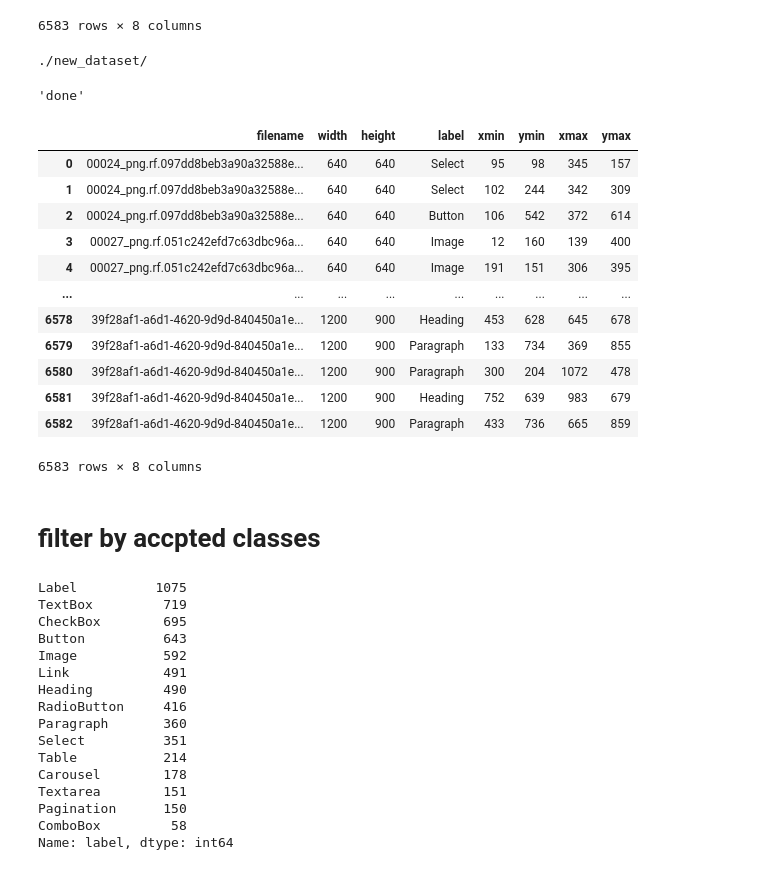
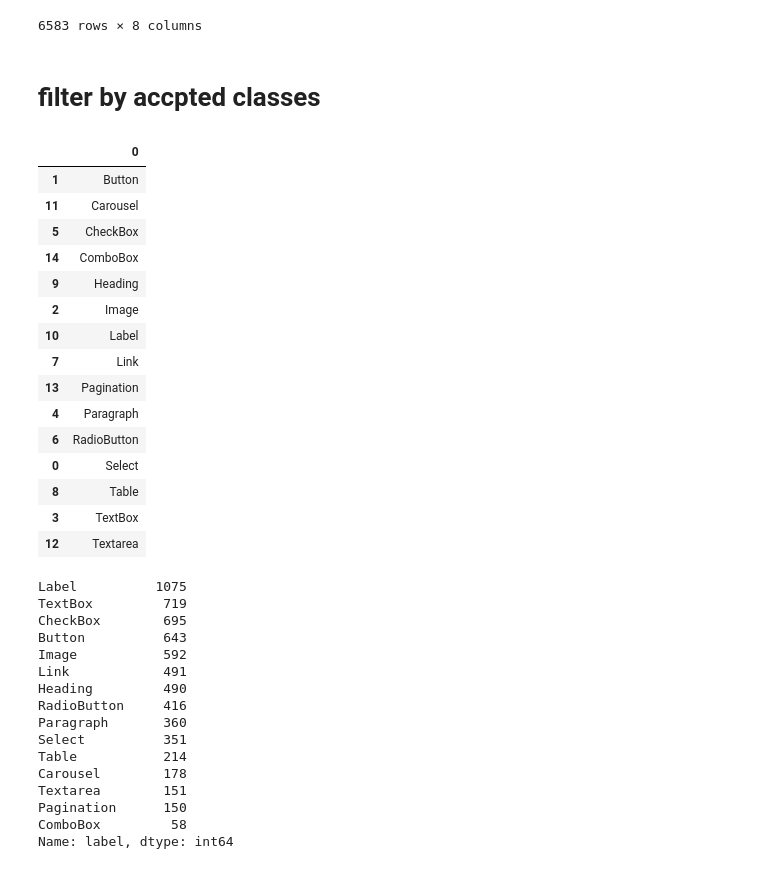
Before and after one commit to Ala-Alsanea/sketch_web_ui_dataset, a Jupyter notebook: create_new_dataset_and_preprocess.ipynb, the cells around one changed output. Saved outputs shown, nothing was run; the diff lists cells and outputs as text; code cells hidden in the pictures.

```diff
--- a/create_new_dataset_and_preprocess.ipynb
+++ b/create_new_dataset_and_preprocess.ipynb
@@ -230,38 +230,28 @@ def copy2dri(df,destination,fromDir=[]):
     df.to_csv(destination+'/annotations.csv',index=False)
 
     return 'done'
-# %%
-
-copy2dri(destination=new_dataset_path,df= new_dataset,fromDir=['dataset_roboflow/new_train/','dataset_sketch_it/images/'])
-
-# destination='./new_dataset'
-# 'dataset_roboflow/new_train/'
-# 'dataset_sketch_it/images/'
-# %% [output]
-./new_dataset/
-'done'
-# %%
-new_dataset = pd.read_csv('./new_dataset/annotations.csv')
-new_dataset
-# %% [output]
-|  | filename | width | height | label | xmin | ymin | xmax | ymax |
-| 0 | 00024_png.rf.097dd8beb3a90a32588e... | 640 | 640 | Select | 95 | 98 | 345 | 157 |
-| 1 | 00024_png.rf.097dd8beb3a90a32588e... | 640 | 640 | Select | 102 | 244 | 342 | 309 |
-| 2 | 00024_png.rf.097dd8beb3a90a32588e... | 640 | 640 | Button | 106 | 542 | 372 | 614 |
-| 3 | 00027_png.rf.051c242efd7c63dbc96a... | 640 | 640 | Image | 12 | 160 | 139 | 400 |
-| 4 | 00027_png.rf.051c242efd7c63dbc96a... | 640 | 640 | Image | 191 | 151 | 306 | 395 |
-| ... | ... | ... | ... | ... | ... | ... | ... | ... |
-| 6578 | 39f28af1-a6d1-4620-9d9d-840450a1e... | 1200 | 900 | Heading | 453 | 628 | 645 | 678 |
-| 6579 | 39f28af1-a6d1-4620-9d9d-840450a1e... | 1200 | 900 | Paragraph | 133 | 734 | 369 | 855 |
-| 6580 | 39f28af1-a6d1-4620-9d9d-840450a1e... | 1200 | 900 | Paragraph | 300 | 204 | 1072 | 478 |
-| 6581 | 39f28af1-a6d1-4620-9d9d-840450a1e... | 1200 | 900 | Heading | 752 | 639 | 983 | 679 |
-| 6582 | 39f28af1-a6d1-4620-9d9d-840450a1e... | 1200 | 900 | Paragraph | 433 | 736 | 665 | 859 |
-6583 rows × 8 columns
 # %% [markdown]
 # filter by accpted classes
 # %%
-labels_to_name=pd.DataFrame( new_dataset['class'].unique()).sort_values(by=0)
+labels_to_name=pd.DataFrame( new_dataset['label'].unique()).sort_values(by=0)
 labels_to_name
+# %% [output]
+|  | 0 |
+| 1 | Button |
+| 11 | Carousel |
+| 5 | CheckBox |
+| 14 | ComboBox |
+| 9 | Heading |
+| 2 | Image |
+| 10 | Label |
+| 7 | Link |
+| 13 | Pagination |
+| 4 | Paragraph |
+| 6 | RadioButton |
+| 0 | Select |
+| 8 | Table |
+| 3 | TextBox |
+| 12 | Textarea |
 # %%
 new_dataset.label.value_counts()
 # %% [output]
```
Also changed, not shown: parts of 20 cells of this notebook.
